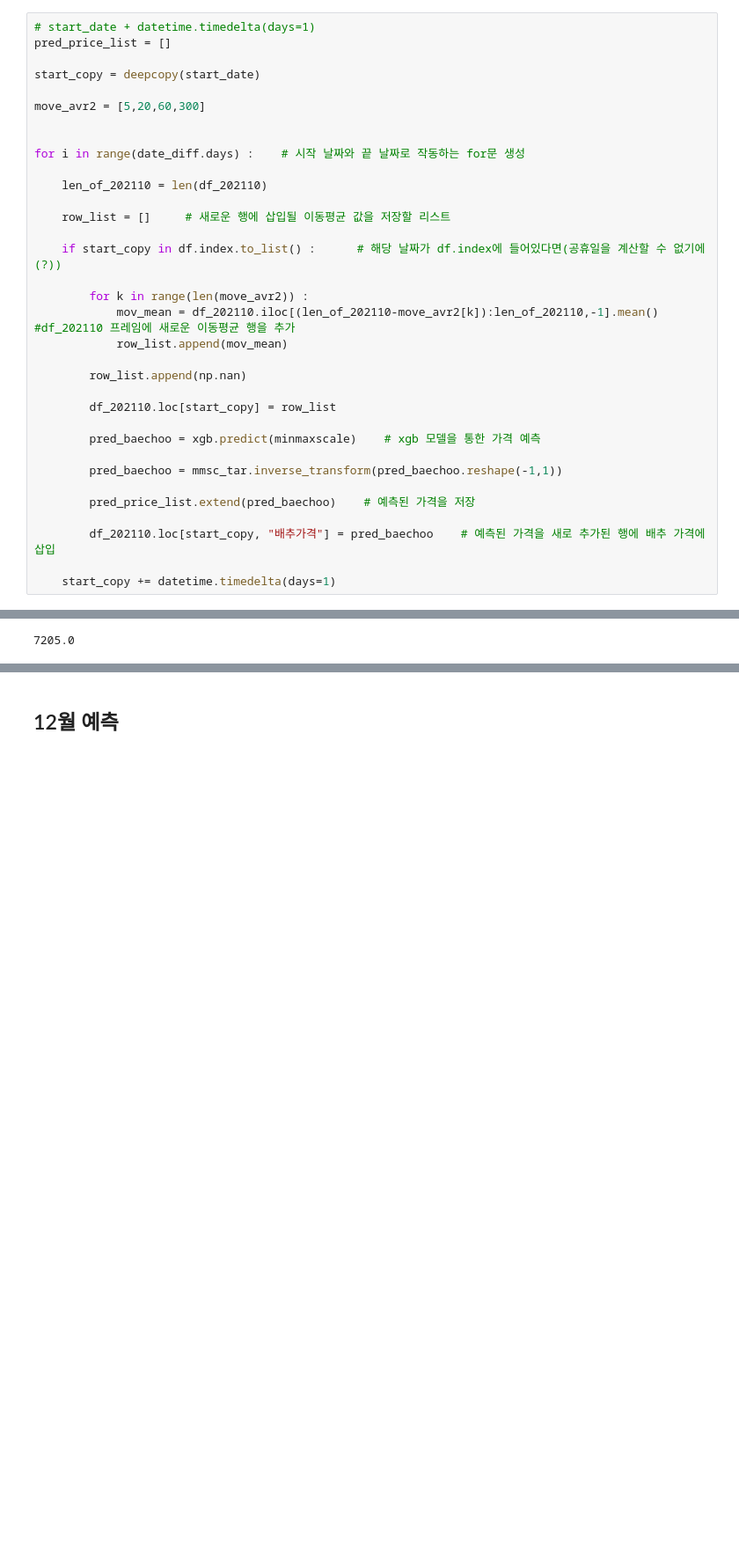
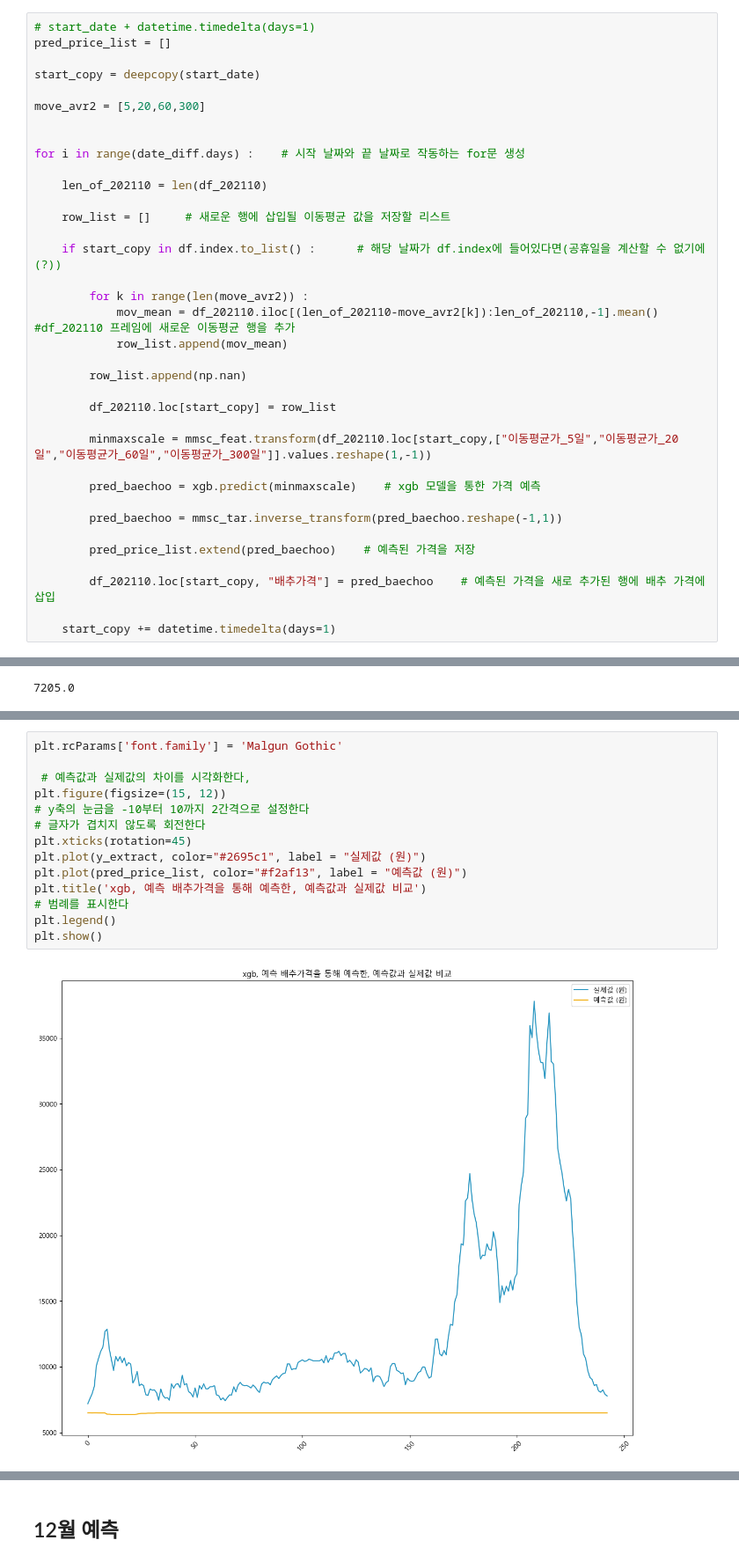
Before and after one commit to Kim-Hyunah/Final_Predict_Agricultural, a Jupyter notebook: model_pred_price_xgb_dlearn_jinhyeok.ipynb, the cells around one changed output, grey strips where cells are left out. Shown at 88% size. Saved outputs shown, nothing was run; the diff lists cells and outputs as text; blank space fills up the shorter version.

```diff
--- a/model_pred_price_xgb_dlearn_jinhyeok.ipynb
+++ b/model_pred_price_xgb_dlearn_jinhyeok.ipynb
@@ -377,6 +341,8 @@ for i in range(date_diff.days) :    # 시작 날짜와 끝 날짜로 작동하
 
         df_202110.loc[start_copy] = row_list
 
+        minmaxscale = mmsc_feat.transform(df_202110.loc[start_copy,["이동평균가_5일","이동평균가_20일","이동평균가_60일","이동평균가_300일"]].values.reshape(1,-1))
+
         pred_baechoo = xgb.predict(minmaxscale)    # xgb 모델을 통한 가격 예측
 
         pred_baechoo = mmsc_tar.inverse_transform(pred_baechoo.reshape(-1,1))
@@ -419,3 +377,19 @@ plt.show()
+# %%
+plt.rcParams['font.family'] = 'Malgun Gothic'
+
+ # 예측값과 실제값의 차이를 시각화한다,
+plt.figure(figsize=(15, 12))
+# y축의 눈금을 -10부터 10까지 2간격으로 설정한다
+# 글자가 겹치지 않도록 회전한다
+plt.xticks(rotation=45)
+plt.plot(y_extract, color="#2695c1", label = "실제값 (원)")
+plt.plot(pred_price_list, color="#f2af13", label = "예측값 (원)")
+plt.title('xgb, 예측 배추가격을 통해 예측한, 예측값과 실제값 비교')
+# 범례를 표시한다
+plt.legend()
+plt.show()
+# %% [output]
+[figure, added]
 # %%
 from matplotlib import rc
 
```
Also changed, not shown: parts of 18 cells of this notebook, 2 other files.
